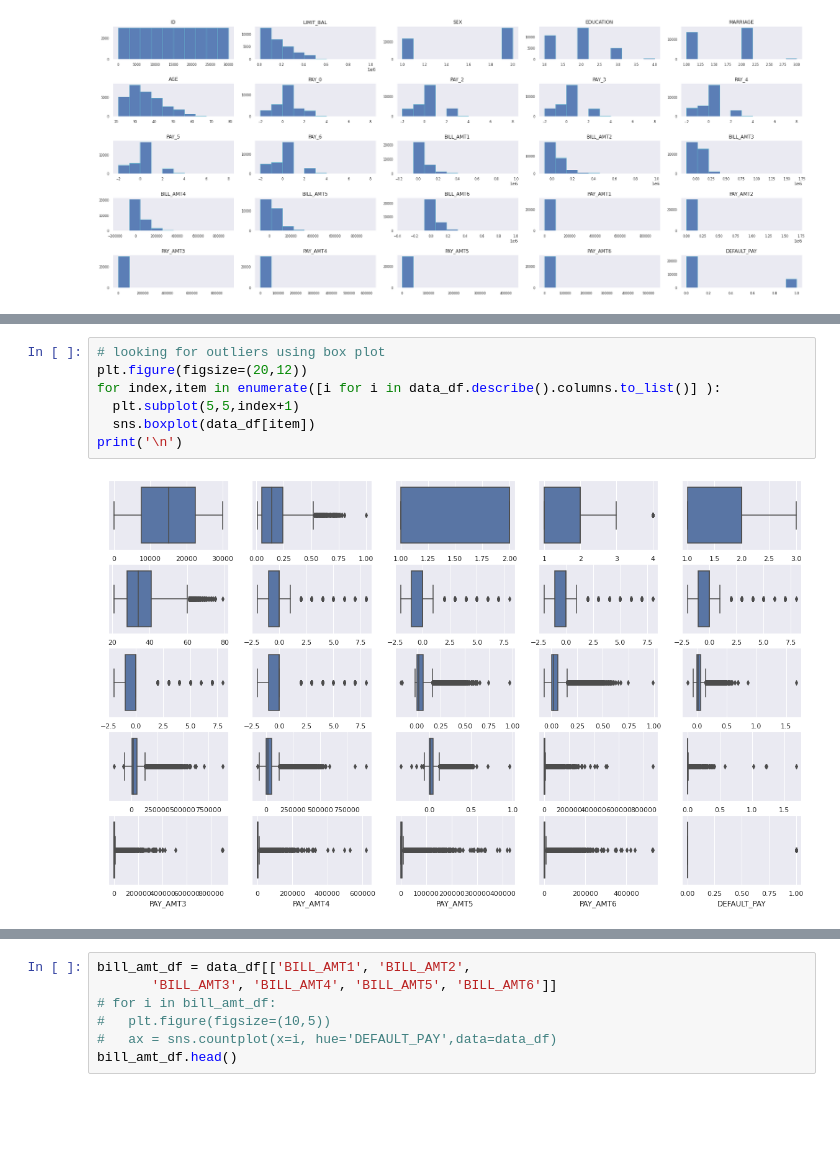
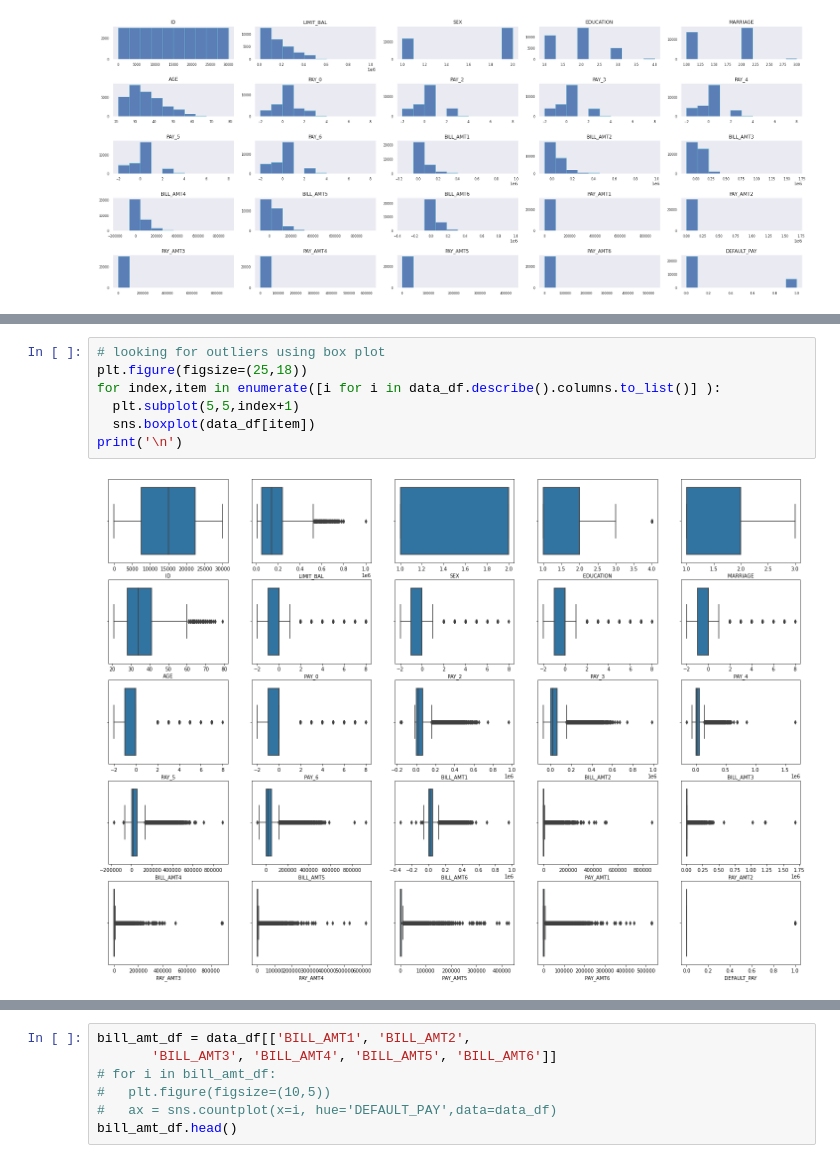
Before and after one commit to MadhurAwasthi/Credit-Card-Default-Prediction, a Jupyter notebook: Credit_Card_Default_Prediction_Capstone_Project.ipynb, the cells around one changed output, grey strips where cells are left out. Saved outputs shown, nothing was run; the diff lists cells and outputs as text; blank space fills up the shorter version.

```diff
--- a/Credit_Card_Default_Prediction_Capstone_Project.ipynb
+++ b/Credit_Card_Default_Prediction_Capstone_Project.ipynb
@@ -468,9 +506,9 @@ data_df.plot.scatter('LIMIT_BAL', 'EDUCATION')
 # %%
 # looking for outliers using box plot
-plt.figure(figsize=(20,12))
+plt.figure(figsize=(25,18))
 for index,item in enumerate([i for i in data_df.describe().columns.to_list()] ):
   plt.subplot(5,5,index+1)
   sns.boxplot(data_df[item])
 print('\n')
 # %% [output]
-[figure, old version]
+[figure, new version]
```
Also changed, not shown: parts of 26 cells of this notebook.
